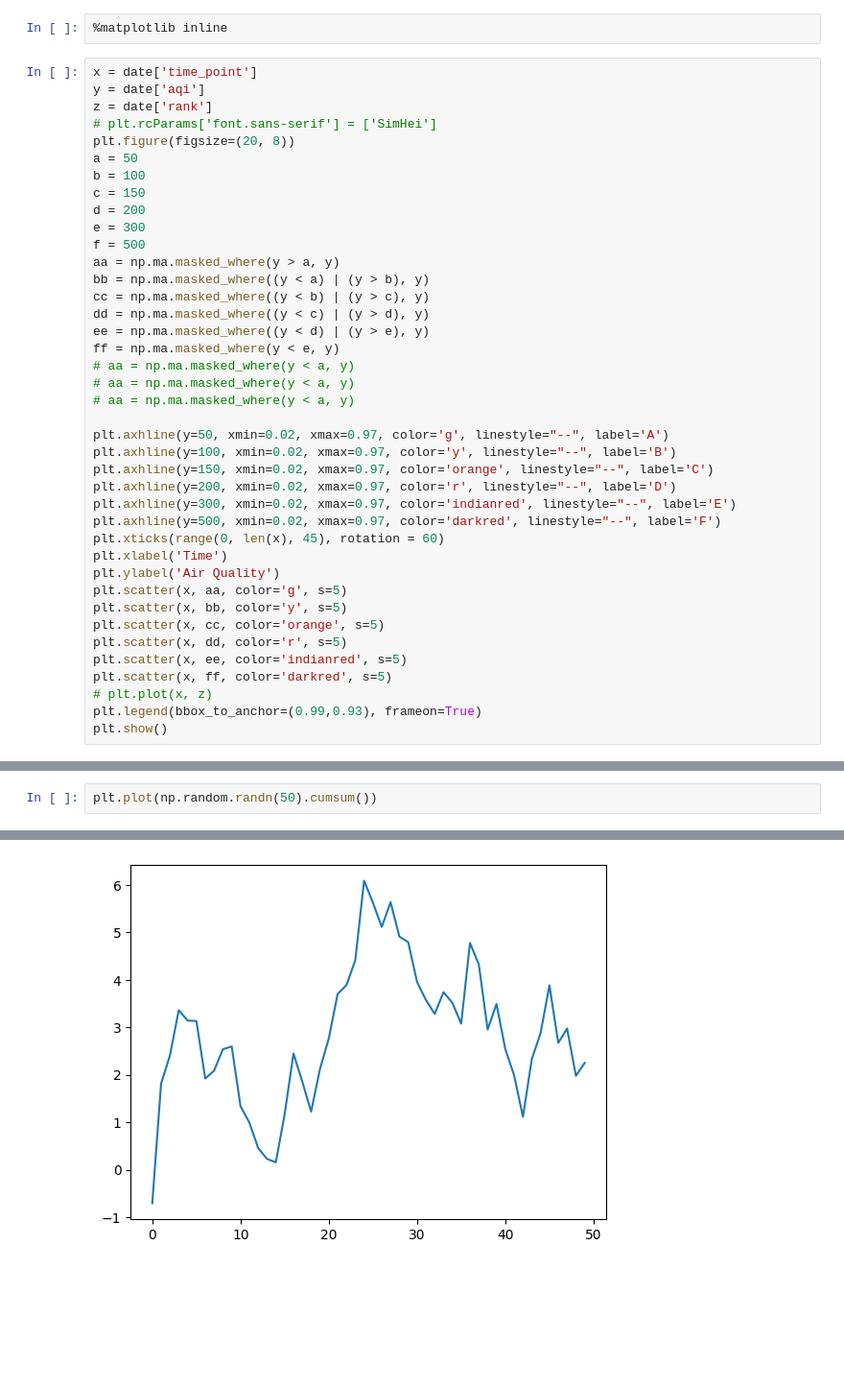
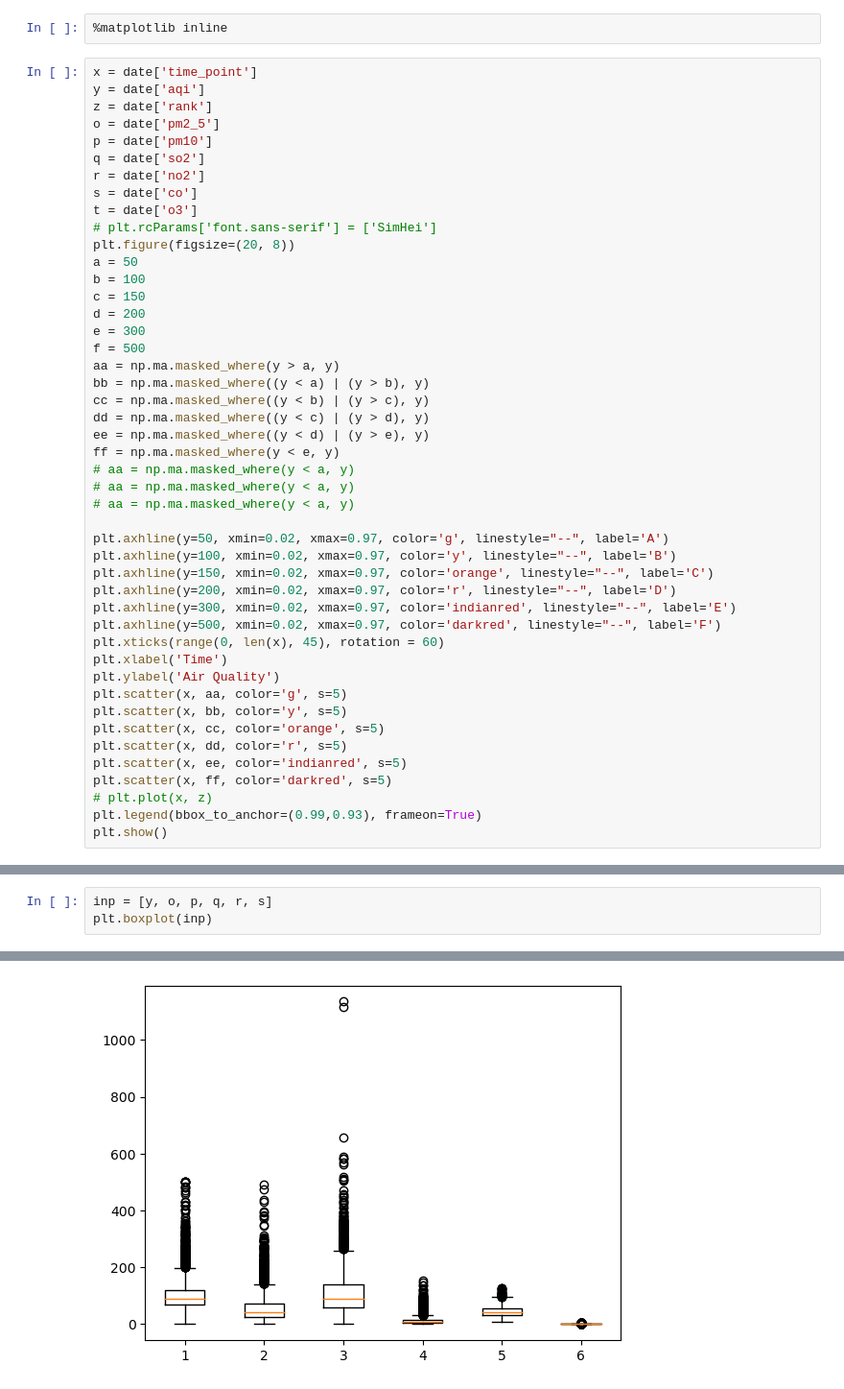
Before and after one commit to JaggerGu/DataScience, a Jupyter notebook: Prepare/test.ipynb, the cells around one changed output, grey strips where cells are left out. Shown: that part at 96% size. Drawn from its saved outputs; the diff is of its cells as text; blank space fills up the shorter version.

```diff
--- a/Prepare/test.ipynb
+++ b/Prepare/test.ipynb
@@ -45,6 +49,12 @@ date
 x = date['time_point']
 y = date['aqi']
 z = date['rank']
+o = date['pm2_5']
+p = date['pm10']
+q = date['so2']
+r = date['no2']
+s = date['co']
+t = date['o3']
 # plt.rcParams['font.sans-serif'] = ['SimHei']
 plt.figure(figsize=(20, 8))
 a = 50
@@ -102,4 +95,5 @@ findfont: Generic family 'sans-serif' not found because none of the following fa
 [figure]
 # %%
-plt.plot(np.random.randn(50).cumsum())
+inp = [y, o, p, q, r, s]
+plt.boxplot(inp)
 # %% [output]
@@ -107 +117 @@ plt.plot(np.random.randn(50).cumsum())
-[figure, old version]
+[figure, new version]
```
Also changed, not shown: parts of 4 cells of this notebook.
